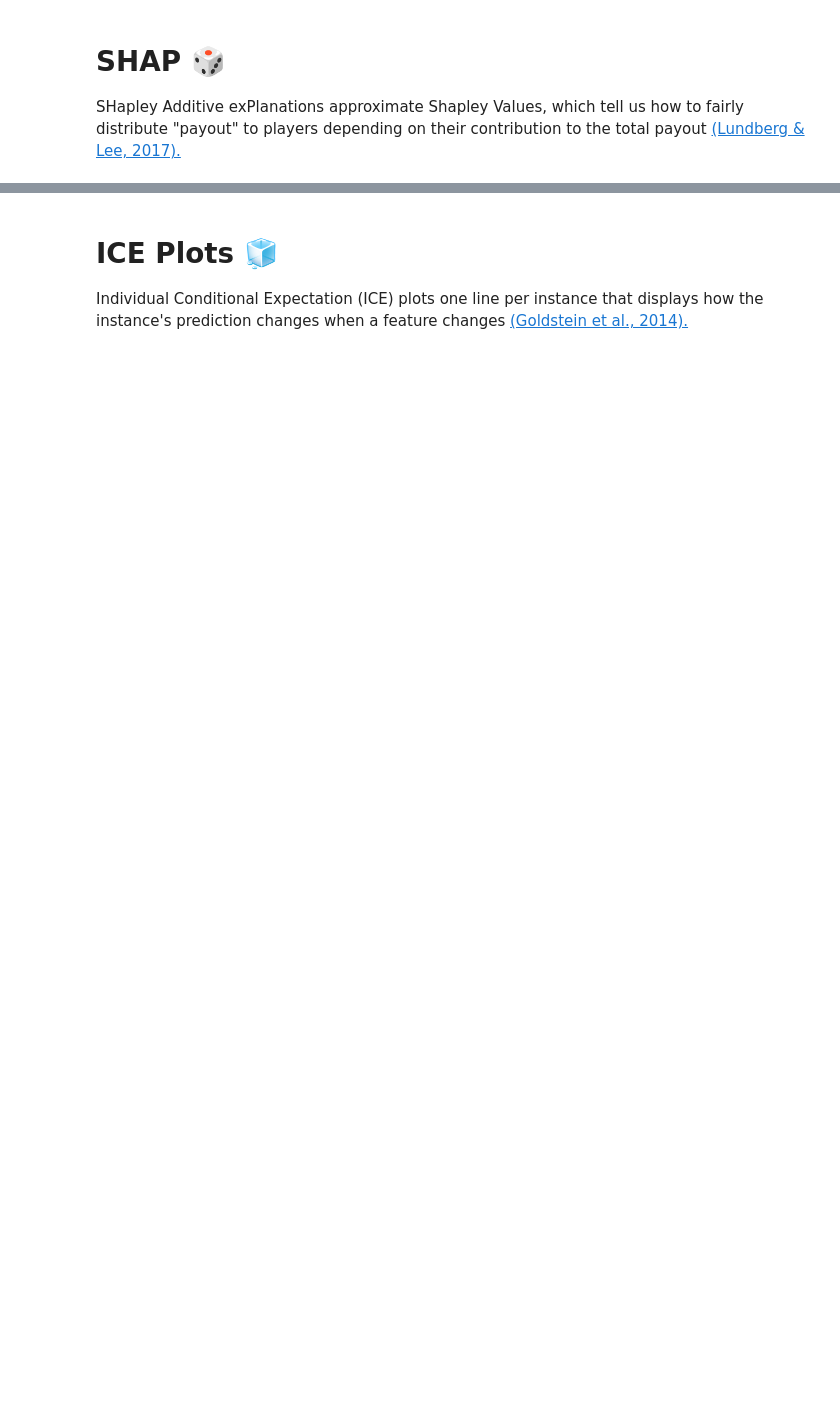
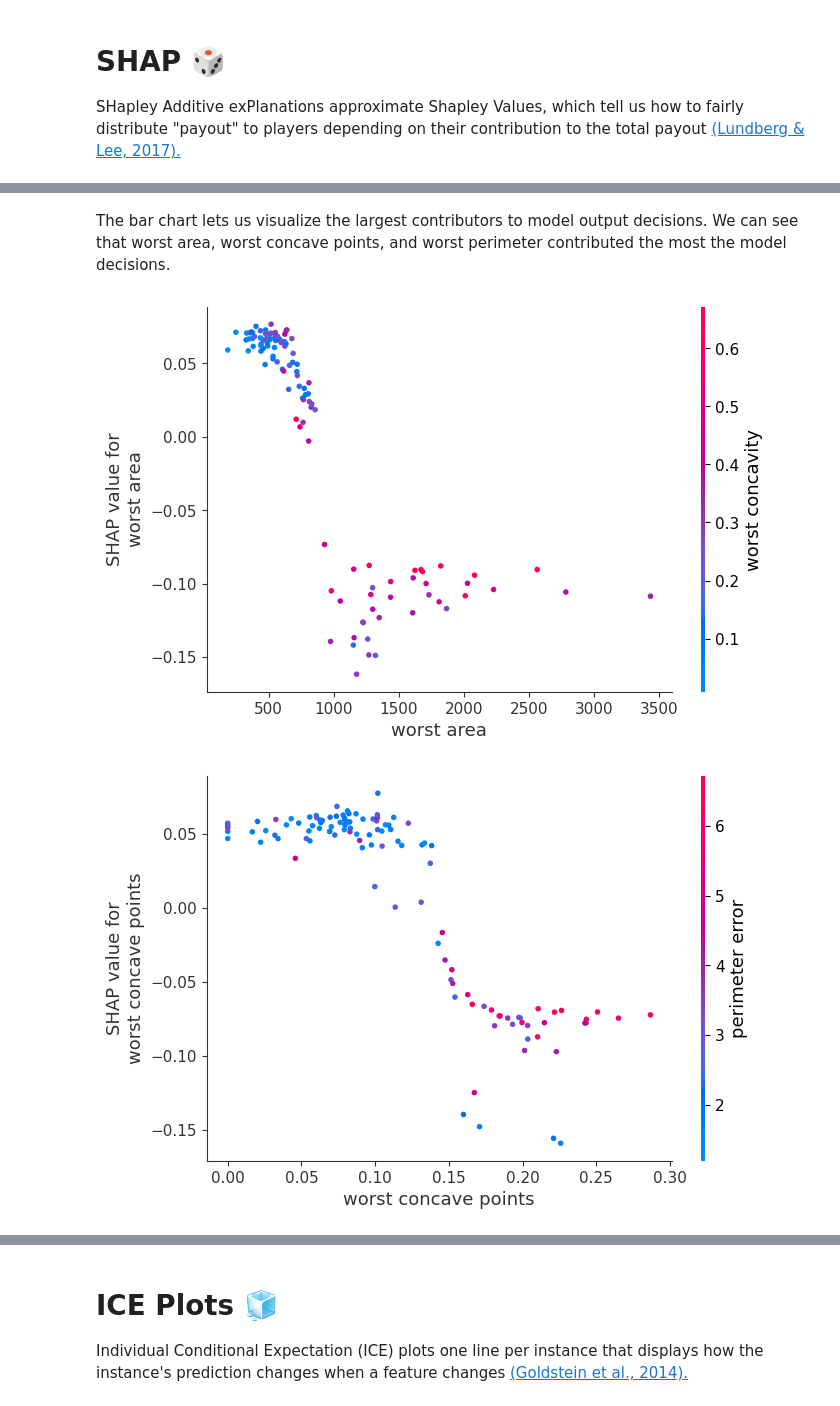
Before and after one commit to catebarry/explainable-techniques, a Jupyter notebook: explainable_technqiues.ipynb, the cells around one changed output, grey strips where cells are left out. Saved outputs shown, nothing was run; the diff lists cells and outputs as text; code cells hidden in the pictures; blank space fills up the shorter version.

```diff
--- a/explainable_technqiues.ipynb
+++ b/explainable_technqiues.ipynb
@@ -306,0 +326,29 @@ ValueError: Could not find feature named: Age
+# %% [markdown]
+The bar chart lets us visualize the largest contributors to model output decisions. We can see that worst area, worst concave points, and worst perimeter contributed the most the model decisions.
+# %%
+# Visualize SHAP with Dependence Plot
+# features with highest abs val of shap values
+# worst area has highest shap value, and did not contribute much to X's outcome
+shap.dependence_plot('worst area', shap_values_exp.values[:, :, 1], X_test, feature_names=feature_names)
+
+# worst concave points has next highest shap value, and contributed to benign prediction in X
+shap.dependence_plot('worst concave points', shap_values_exp.values[:, :, 1], X_test, feature_names=feature_names)
+
+# worst perimeter has next highest shap value, and didn't contribute much
+shap.dependence_plot('worst perimeter', shap_values_exp.values[:, :, 1], X_test, feature_names=feature_names)
+
+# mean concave points has high shap value, and didn't contribute much
+shap.dependence_plot('mean concave points', shap_values_exp.values[:, :, 1], X_test, feature_names=feature_names)
+
+# worst radius has high shap value, and contributed to malignant prediction in X
+shap.dependence_plot('worst radius', shap_values_exp.values[:, :, 1], X_test, feature_names=feature_names)
+
+# worst concavity has high shap value, and contributed to malignant prediction in X
+shap.dependence_plot('worst concavity', shap_values_exp.values[:, :, 1], X_test, feature_names=feature_names)
+
+# features that contributed most to patient x's benign prediction, but don't have partiuclarly high shap
+shap.dependence_plot('worst texture', shap_values_exp.values[:, :, 1], X_test, feature_names=feature_names)
+shap.dependence_plot('mean texture', shap_values_exp.values[:, :, 1], X_test, feature_names=feature_names)
+# %% [output]
+[figure, added]
+[figure, added]
```
Also changed, not shown: parts of 24 cells of this notebook.
